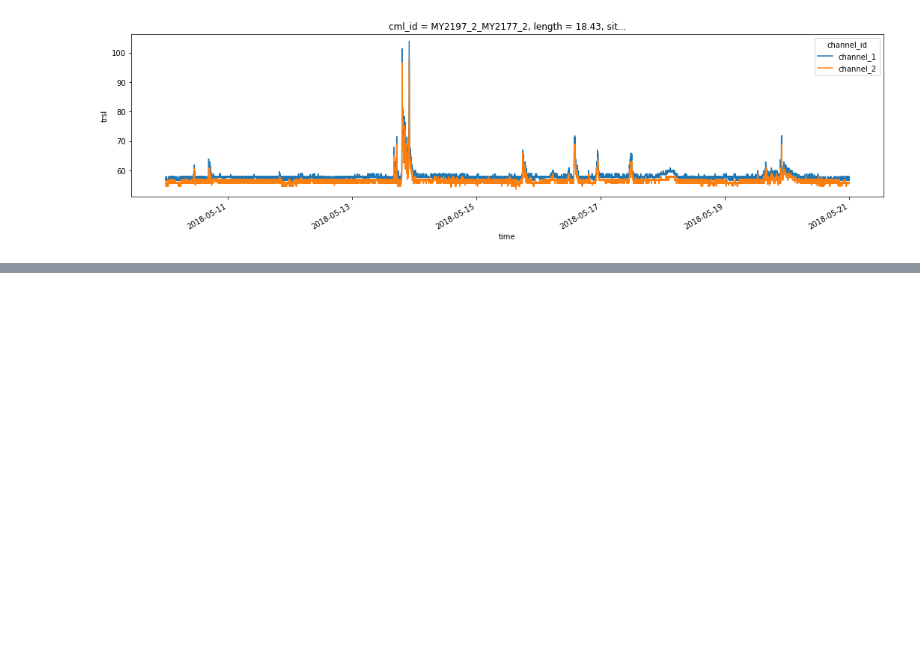
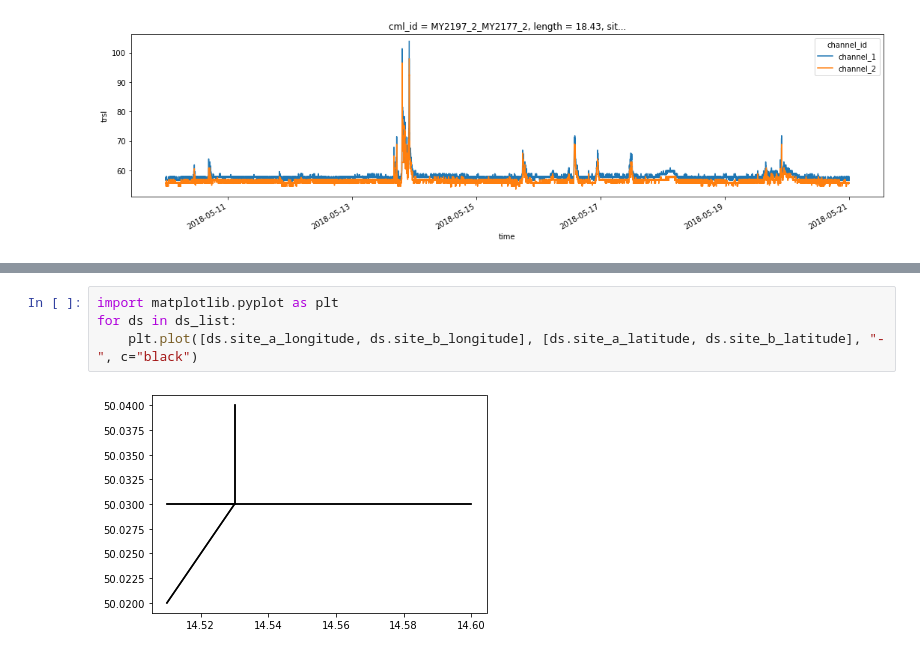
Before and after one commit to OpenSenseAction/OPENSENSE_sandbox, a Jupyter notebook: Explore existing datasets.ipynb, the cells around one changed output, grey strips where cells are left out. Saved outputs shown, nothing was run; the diff lists cells and outputs as text; blank space fills up the shorter version.

```diff
--- a/Explore existing datasets.ipynb
+++ b/Explore existing datasets.ipynb
@@ -79,0 +240,6 @@ ds.isel(cml_id=42).trsl.plot.line(x='time', figsize=(18,4));
+# %%
+import matplotlib.pyplot as plt
+for ds in ds_list:
+    plt.plot([ds.site_a_longitude, ds.site_b_longitude], [ds.site_a_latitude, ds.site_b_latitude], "-", c="black")
+# %% [output]
+[figure, added]
```
Also changed, not shown: parts of 14 cells of this notebook.
